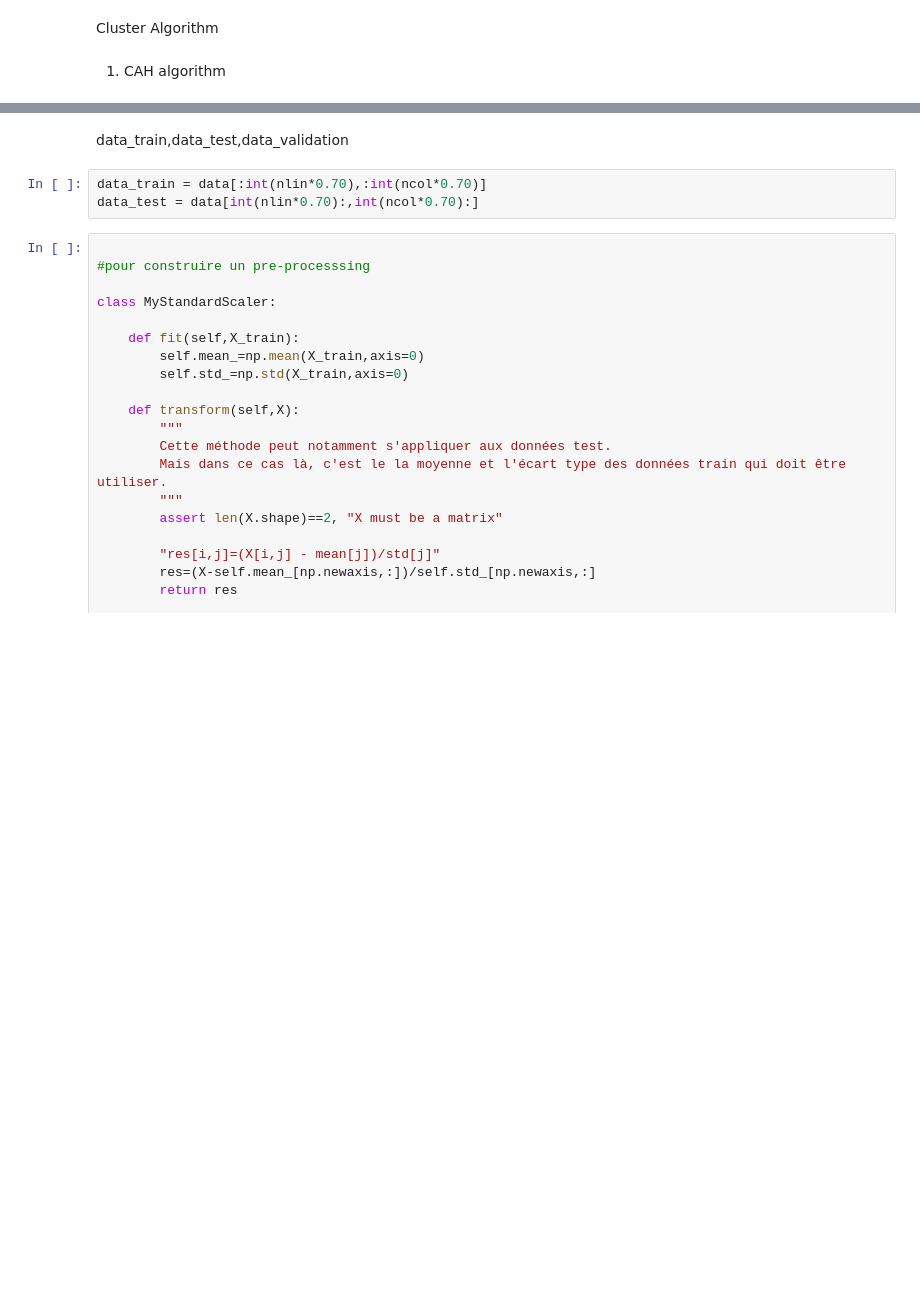
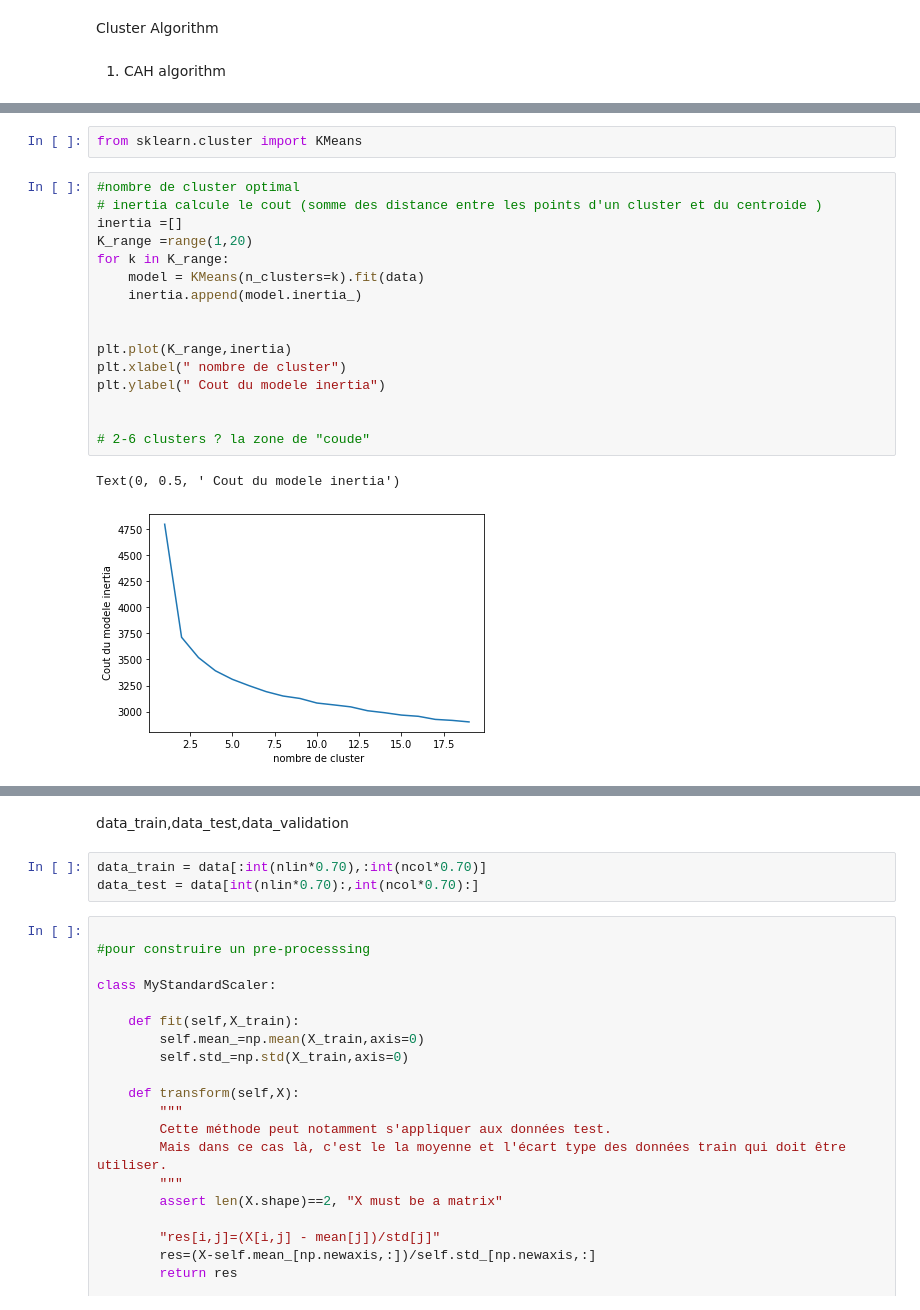
Before and after one commit to master-csmi/2022-m1-staps, a Jupyter notebook: data_motives/projet.ipynb, the cells around one changed output, grey strips where cells are left out. Cells and saved outputs as stored; diff of their text form; blank space fills up the shorter version.

```diff
--- a/data_motives/projet.ipynb
+++ b/data_motives/projet.ipynb
@@ -72,0 +105,21 @@ data = data_tmp
+# %%
+from sklearn.cluster import KMeans
+# %%
+#nombre de cluster optimal
+# inertia calcule le cout (somme des distance entre les points d'un cluster et du centroide )
+inertia =[]
+K_range =range(1,20)
+for k in K_range:
+    model = KMeans(n_clusters=k).fit(data)
+    inertia.append(model.inertia_)
+
+
+plt.plot(K_range,inertia)
+plt.xlabel(" nombre de cluster")
+plt.ylabel(" Cout du modele inertia")
+
+
+# 2-6 clusters ? la zone de "coude"
+# %% [output]
+Text(0, 0.5, ' Cout du modele inertia')
+[figure, added]
```
Also changed, not shown: parts of 19 cells of this notebook.
